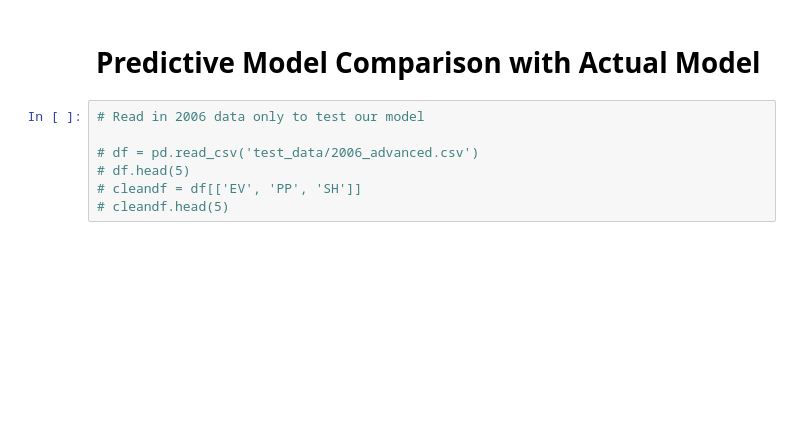
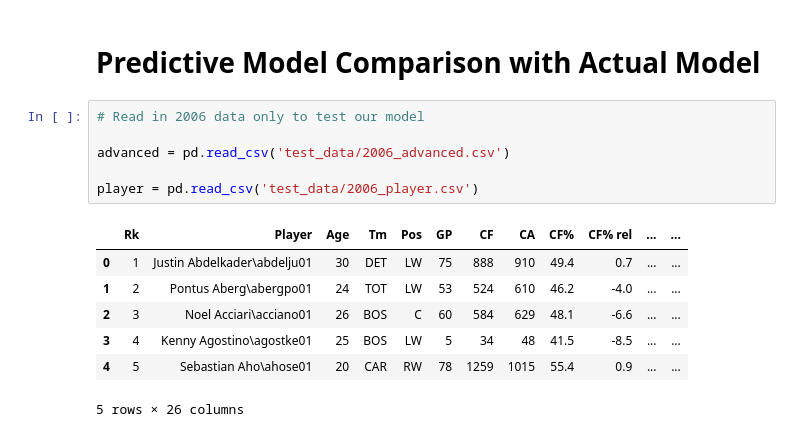
Before and after one commit to knwright/Hard_Refresh, a Jupyter notebook: NHL_Performance_Predictions.ipynb, the cells around one changed output. Drawn from its saved outputs; the diff is of its cells as text; blank space fills up the shorter version.

```diff
--- a/NHL_Performance_Predictions.ipynb
+++ b/NHL_Performance_Predictions.ipynb
@@ -1329,7 +1331,14 @@ MSE: 3.639578827859685e-29, R2: 1.0
 # %%
 # Read in 2006 data only to test our model
 
-# df = pd.read_csv('test_data/2006_advanced.csv')
-# df.head(5)
-# cleandf = df[['EV', 'PP', 'SH']]
-# cleandf.head(5)
+advanced = pd.read_csv('test_data/2006_advanced.csv')
+
+player = pd.read_csv('test_data/2006_player.csv')
+# %% [output]
+|  | Rk | Player | Age | Tm | Pos | GP | CF | CA | CF% | CF% rel | ... | ... |
+| 0 | 1 | Justin Abdelkader\abdelju01 | 30 | DET | LW | 75 | 888 | 910 | 49.4 | 0.7 | ... | ... |
+| 1 | 2 | Pontus Aberg\abergpo01 | 24 | TOT | LW | 53 | 524 | 610 | 46.2 | -4.0 | ... | ... |
+| 2 | 3 | Noel Acciari\acciano01 | 26 | BOS | C | 60 | 584 | 629 | 48.1 | -6.6 | ... | ... |
+| 3 | 4 | Kenny Agostino\agostke01 | 25 | BOS | LW | 5 | 34 | 48 | 41.5 | -8.5 | ... | ... |
+| 4 | 5 | Sebastian Aho\ahose01 | 20 | CAR | RW | 78 | 1259 | 1015 | 55.4 | 0.9 | ... | ... |
+5 rows × 26 columns
```
Also changed, not shown: parts of 18 cells of this notebook, 2 other files.
